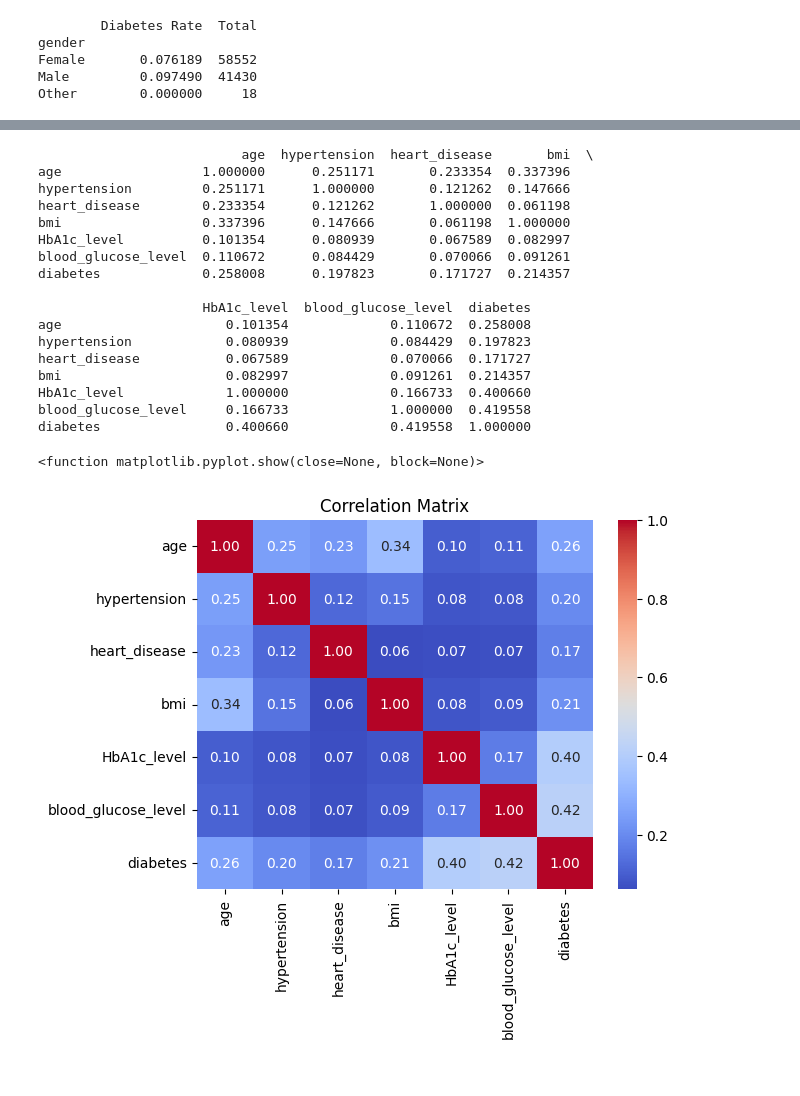
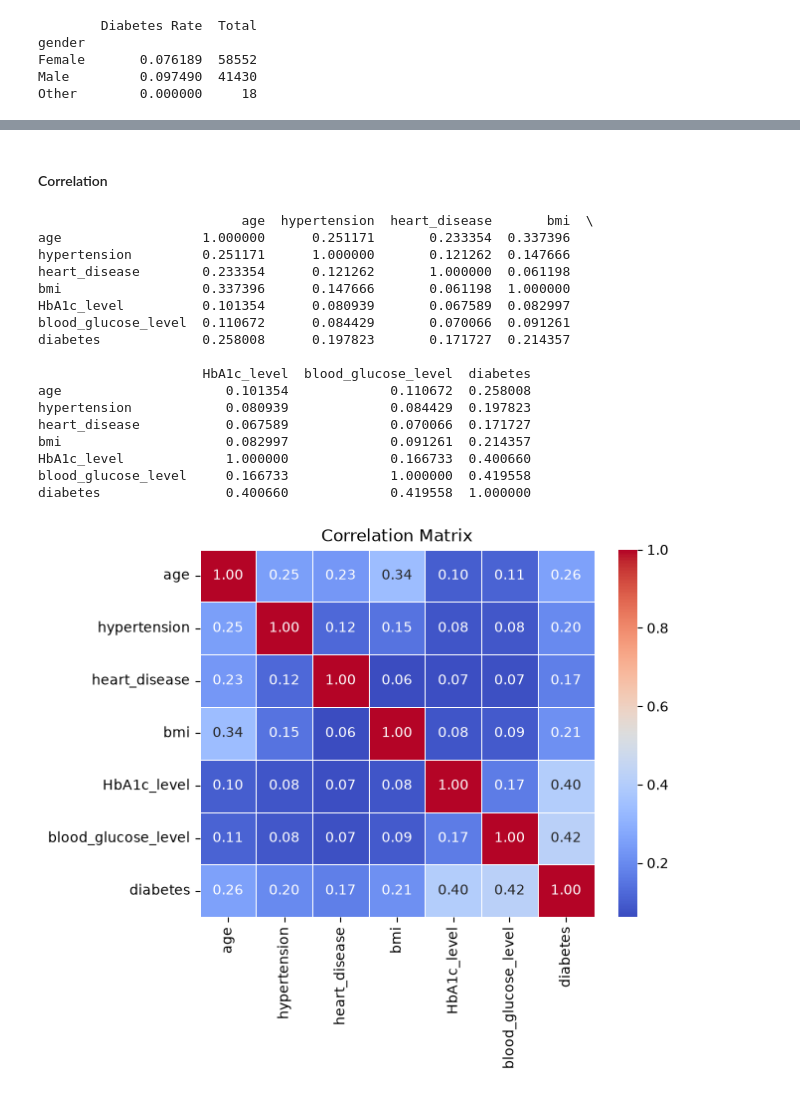
Before and after one commit to divneyrop/data-portfolio, a Jupyter notebook: notebooks/diabetes/eda.ipynb, the cells around one changed output, grey strips where cells are left out. Cells and saved outputs as stored; diff of their text form; code cells hidden in the pictures.

```diff
--- a/notebooks/diabetes/eda.ipynb
+++ b/notebooks/diabetes/eda.ipynb
@@ -301,26 +348,27 @@ plt.show()
+# %% [markdown]
+#### Correlation
 # %%
 corr = df.select_dtypes(include="number").corr()
 print(corr)
-sns.heatmap(data=corr, annot=True, cmap="coolwarm", fmt=".2f")
+sns.heatmap(data=corr, annot=True, cmap="coolwarm", fmt=".2f", linewidths=.5)
 plt.title("Correlation Matrix")
-plt.show
+plt.show()
 # %% [output]
                           age  hypertension  heart_disease       bmi  \
 age                  1.000000      0.251171       0.233354  0.337396
 hypertension         0.251171      1.000000       0.121262  0.147666
 heart_disease        0.233354      0.121262       1.000000  0.061198
 bmi                  0.337396      0.147666       0.061198  1.000000
 HbA1c_level          0.101354      0.080939       0.067589  0.082997
 blood_glucose_level  0.110672      0.084429       0.070066  0.091261
 diabetes             0.258008      0.197823       0.171727  0.214357
 
                      HbA1c_level  blood_glucose_level  diabetes
 age                     0.101354             0.110672  0.258008
 hypertension            0.080939             0.084429  0.197823
 heart_disease           0.067589             0.070066  0.171727
 bmi                     0.082997             0.091261  0.214357
 HbA1c_level             1.000000             0.166733  0.400660
 blood_glucose_level     0.166733             1.000000  0.419558
 diabetes                0.400660             0.419558  1.000000
-<function matplotlib.pyplot.show(close=None, block=None)>
-[figure, old version]
+[figure, new version]
```
Also changed, not shown: parts of 30 cells of this notebook.
